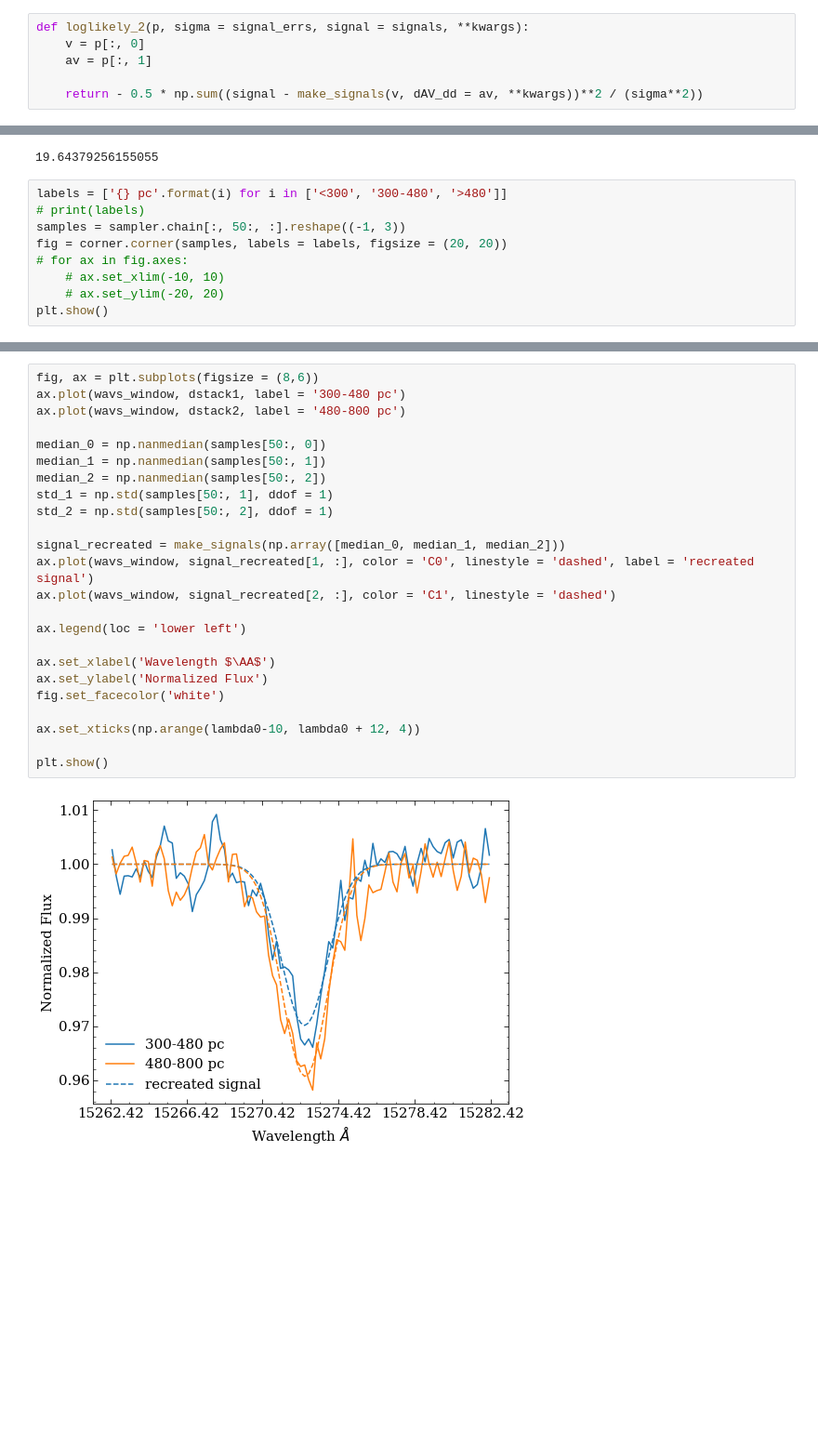
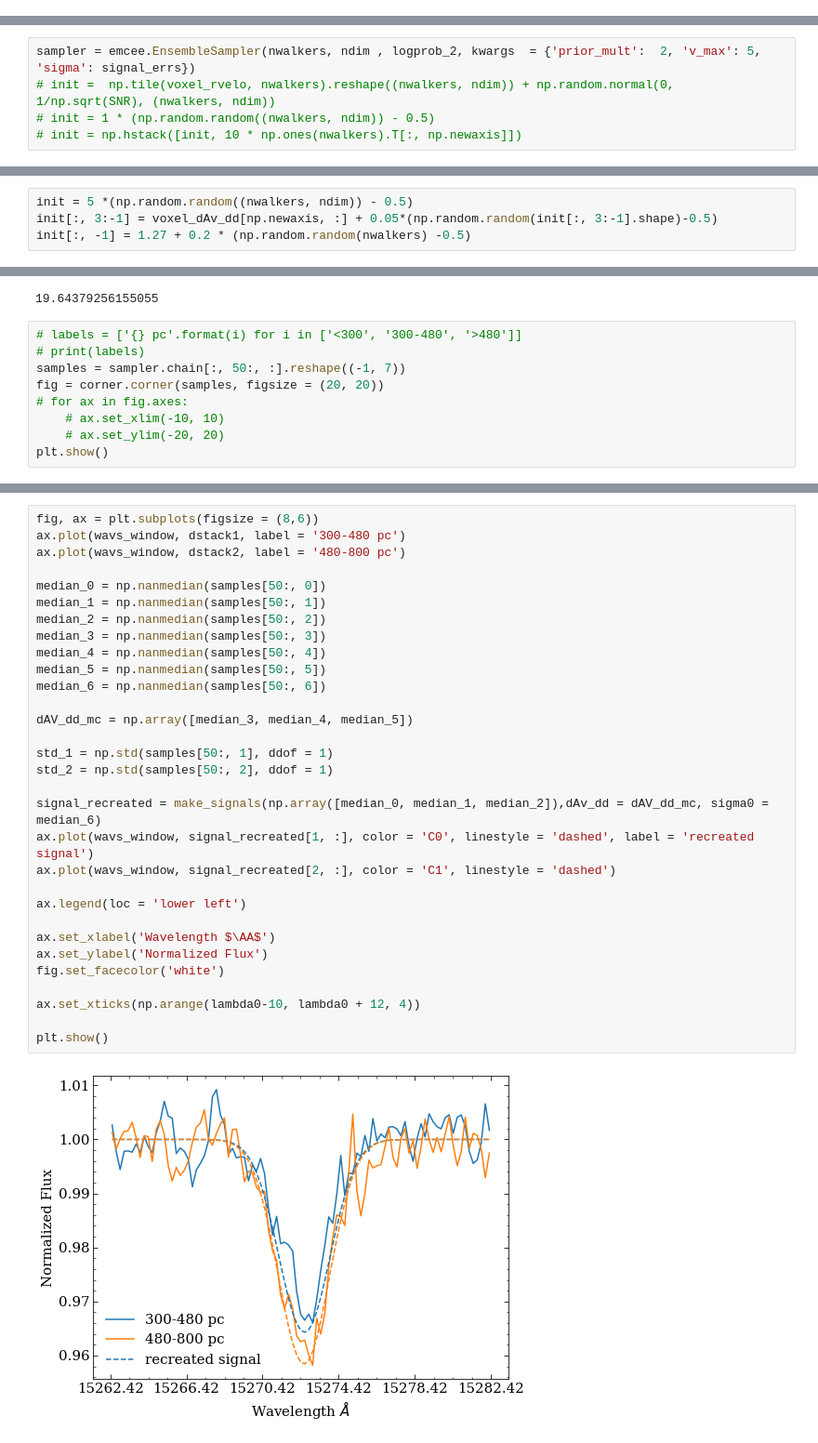
Before and after one commit to aidantmcb/CACloudKT, a Jupyter notebook: 230427_CACloudKT.ipynb, the cells around one changed output, grey strips where cells are left out. Shown at 93% size. Cells and saved outputs as stored; diff of their text form; blank space fills up the shorter version.

```diff
--- a/230427_CACloudKT.ipynb
+++ b/230427_CACloudKT.ipynb
@@ -398,7 +400 @@ init = 2 * prior_mult * 5 * (np.random.random((nwalkers, ndim)) - 0.5)
 # init = np.hstack([init, 10 * np.ones(nwalkers).T[:, np.newaxis]])
-# %%
-def loglikely_2(p, sigma = signal_errs, signal = signals, **kwargs):
-    v = p[:, 0]
-    av = p[:, 1]
-
-    return - 0.5 * np.sum((signal - make_signals(v, dAV_dd = av, **kwargs))**2 / (sigma**2))
@@ -404,0 +442,5 @@ def loglikely_2(p, sigma = signal_errs, signal = signals, **kwargs):
+# %%
+sampler = emcee.EnsembleSampler(nwalkers, ndim , logprob_2, kwargs  = {'prior_mult':  2, 'v_max': 5, 'sigma': signal_errs})
+# init =  np.tile(voxel_rvelo, nwalkers).reshape((nwalkers, ndim)) + np.random.normal(0, 1/np.sqrt(SNR), (nwalkers, ndim))
+# init = 1 * (np.random.random((nwalkers, ndim)) - 0.5)
+# init = np.hstack([init, 10 * np.ones(nwalkers).T[:, np.newaxis]])
@@ -405,3 +451,7 @@ def loglikely_2(p, sigma = signal_errs, signal = signals, **kwargs):
+# %%
+init = 5 *(np.random.random((nwalkers, ndim)) - 0.5)
+init[:, 3:-1] = voxel_dAv_dd[np.newaxis, :] + 0.05*(np.random.random(init[:, 3:-1].shape)-0.5)
+init[:, -1] = 1.27 + 0.2 * (np.random.random(nwalkers) -0.5)
 # %%
 steps = 1500
 sampler.run_mcmc(init,  steps);
@@ -410,10 +460,10 @@ sampler.run_mcmc(init,  steps);
 # %% [output]
 19.64379256155055
 # %%
-labels = ['{} pc'.format(i) for i in ['<300', '300-480', '>480']]
+# labels = ['{} pc'.format(i) for i in ['<300', '300-480', '>480']]
 # print(labels)
-samples = sampler.chain[:, 50:, :].reshape((-1, 3))
-fig = corner.corner(samples, labels = labels, figsize = (20, 20))
+samples = sampler.chain[:, 50:, :].reshape((-1, 7))
+fig = corner.corner(samples, figsize = (20, 20))
 # for ax in fig.axes:
     # ax.set_xlim(-10, 10)
     # ax.set_ylim(-20, 20)
@@ -459,26 +517,33 @@ plt.show()
 # %%
 fig, ax = plt.subplots(figsize = (8,6))
 ax.plot(wavs_window, dstack1, label = '300-480 pc')
 ax.plot(wavs_window, dstack2, label = '480-800 pc')
 
 median_0 = np.nanmedian(samples[50:, 0])
 median_1 = np.nanmedian(samples[50:, 1])
 median_2 = np.nanmedian(samples[50:, 2])
+median_3 = np.nanmedian(samples[50:, 3])
+median_4 = np.nanmedian(samples[50:, 4])
+median_5 = np.nanmedian(samples[50:, 5])
+median_6 = np.nanmedian(samples[50:, 6])
+
+dAV_dd_mc = np.array([median_3, median_4, median_5])
+
 std_1 = np.std(samples[50:, 1], ddof = 1)
 std_2 = np.std(samples[50:, 2], ddof = 1)
 
-signal_recreated = make_signals(np.array([median_0, median_1, median_2]))
+signal_recreated = make_signals(np.array([median_0, median_1, median_2]),dAv_dd = dAV_dd_mc, sigma0 = median_6)
 ax.plot(wavs_window, signal_recreated[1, :], color = 'C0', linestyle = 'dashed', label = 'recreated signal')
 ax.plot(wavs_window, signal_recreated[2, :], color = 'C1', linestyle = 'dashed')
 
 ax.legend(loc = 'lower left')
 
 ax.set_xlabel('Wavelength $\AA$')
 ax.set_ylabel('Normalized Flux')
 fig.set_facecolor('white')
 
 ax.set_xticks(np.arange(lambda0-10, lambda0 + 12, 4))
 
 plt.show()
 # %% [output]
-[figure, old version]
+[figure, new version]
```
Also changed, not shown: parts of 11 cells of this notebook, 1 other file.
